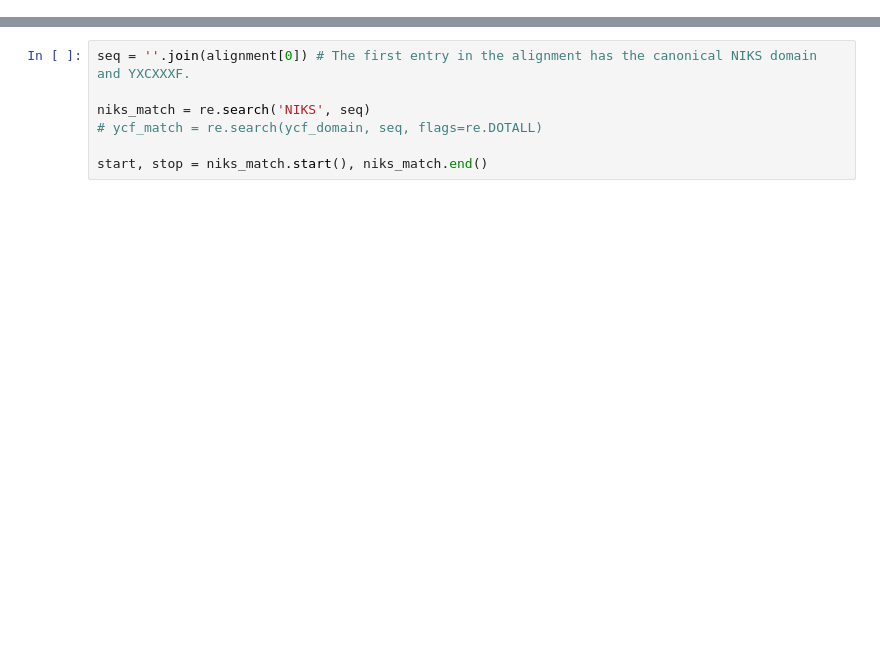
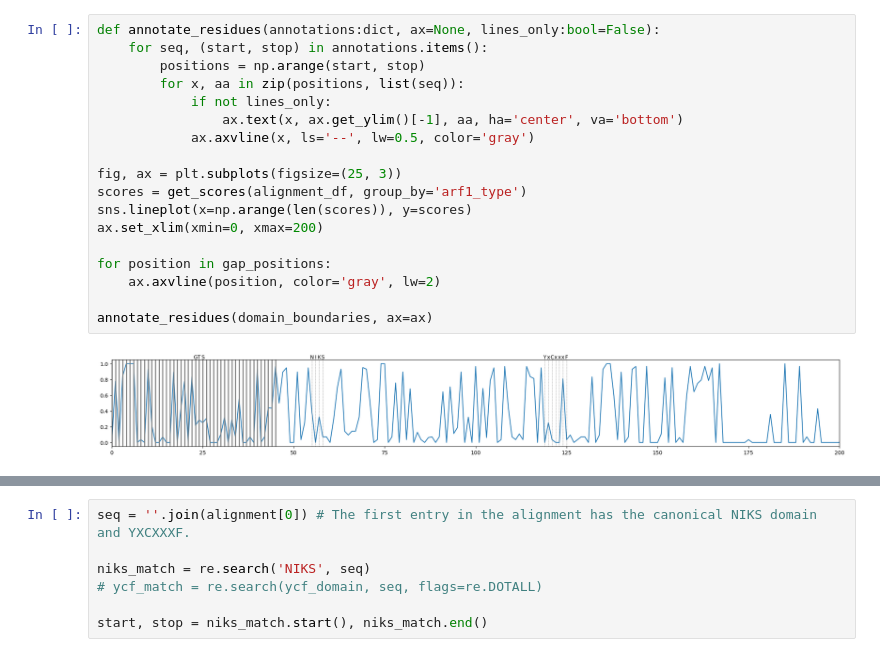
Before and after one commit to pipparichter/pyrrolysine, a Jupyter notebook: notebooks/arf1-2.ipynb, the cells around one changed output, grey strips where cells are left out. Drawn from its saved outputs; the diff is of its cells as text; blank space fills up the shorter version.

```diff
--- a/notebooks/arf1-2.ipynb
+++ b/notebooks/arf1-2.ipynb
@@ -101,0 +128,20 @@ plt.show()
+# %%
+def annotate_residues(annotations:dict, ax=None, lines_only:bool=False):
+    for seq, (start, stop) in annotations.items():
+        positions = np.arange(start, stop)
+        for x, aa in zip(positions, list(seq)):
+            if not lines_only:
+                ax.text(x, ax.get_ylim()[-1], aa, ha='center', va='bottom')
+            ax.axvline(x, ls='--', lw=0.5, color='gray')
+
+fig, ax = plt.subplots(figsize=(25, 3))
+scores = get_scores(alignment_df, group_by='arf1_type')
+sns.lineplot(x=np.arange(len(scores)), y=scores)
+ax.set_xlim(xmin=0, xmax=200)
+
+for position in gap_positions:
+    ax.axvline(position, color='gray', lw=2)
+
+annotate_residues(domain_boundaries, ax=ax)
+# %% [output]
+[figure, added]
```
Also changed, not shown: parts of 17 cells of this notebook, 6 other files.
